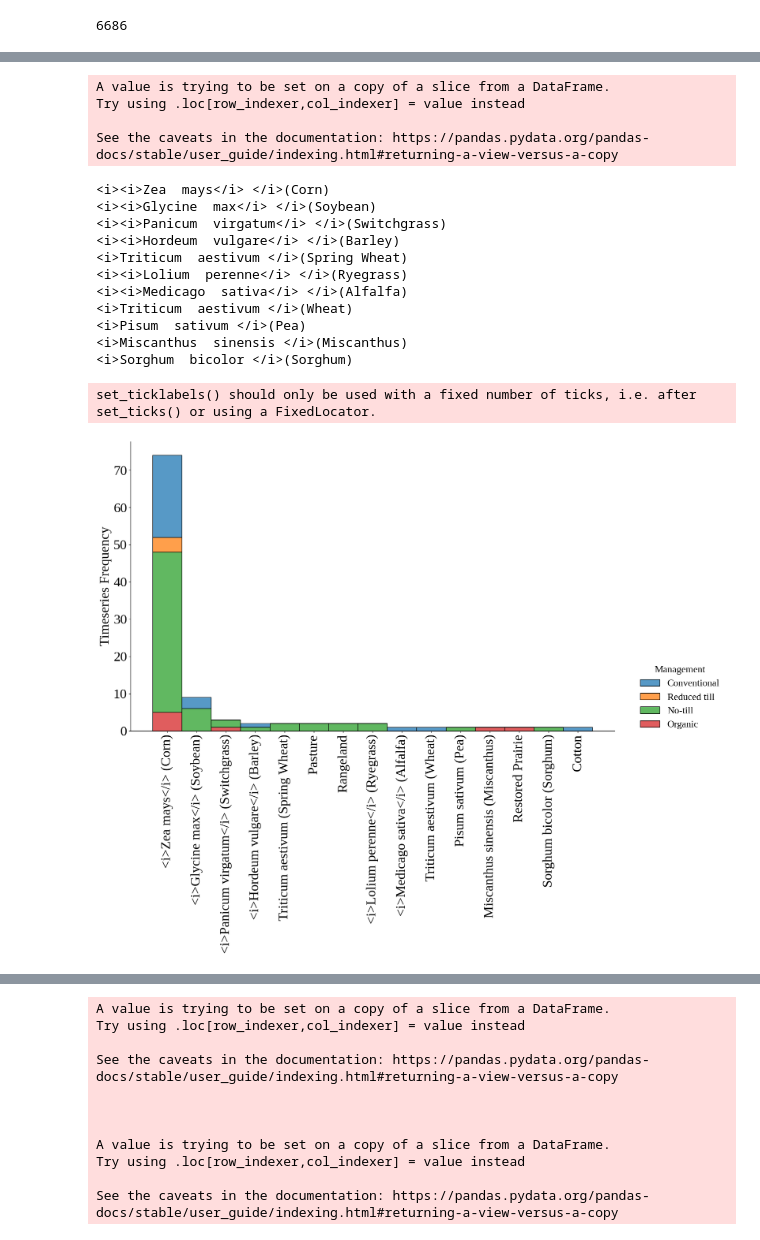
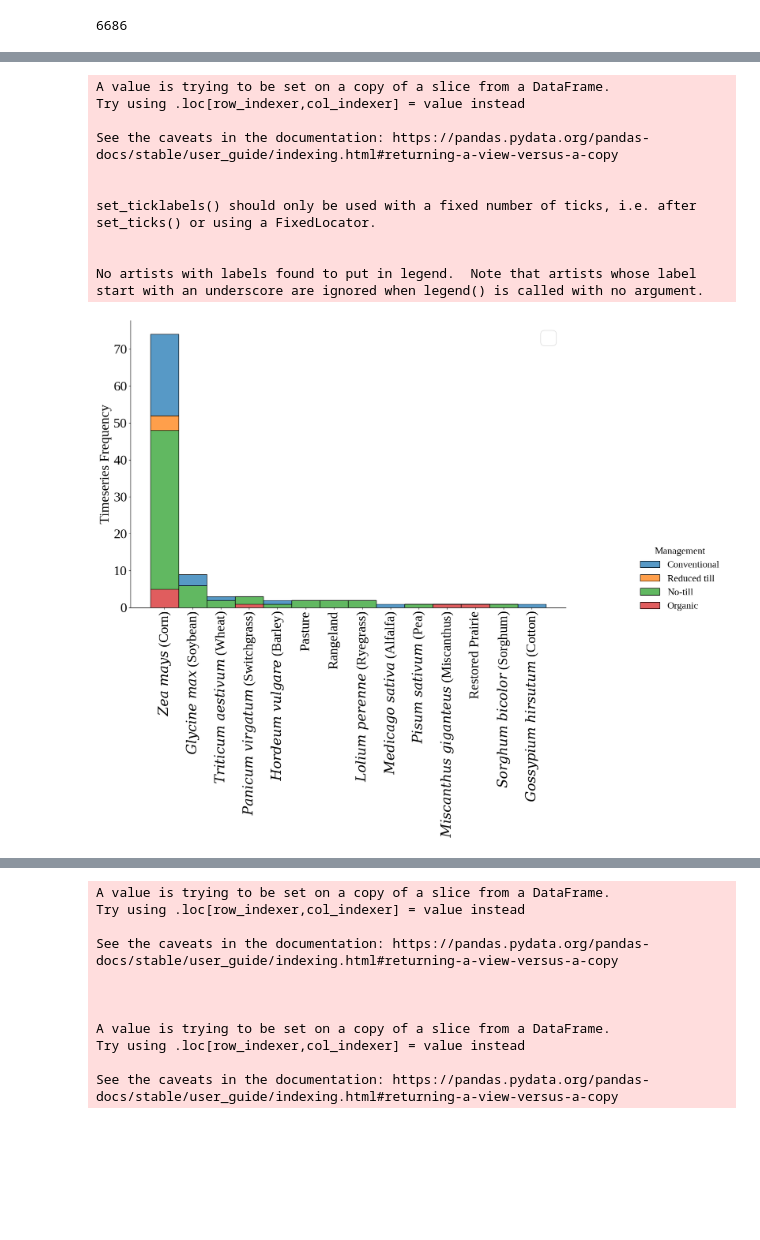
Before and after one commit to crushendo/Hot-Moment-Analysis, a Jupyter notebook: HM Prediction.ipynb, the cells around one changed output, grey strips where cells are left out. Drawn from its saved outputs; the diff is of its cells as text; code cells hidden in the pictures; blank space fills up the shorter version.

```diff
--- a/HM Prediction.ipynb
+++ b/HM Prediction.ipynb
@@ -842,7 +843,7 @@ plt.xlim(0, 1501)
 # Set x ticks
 plt.xticks(np.arange(0, 1401, 200))
 # Set font size to 20
-plt.rc('font', size=58)
+plt.rc('font', size=20)
 # Save seaborn plot as svg
 plt.savefig('N2OFlux_hist.svg', dpi=600, bbox_inches='tight')
 plt.show()
@@ -859,23 +860,34 @@ invalid escape sequence '\m'
 # Set figure size
 # Create a stacked bar graph of the number of treatment IDs with X as PrimaryCrop and hue as Management
 bardata = alldata.drop_duplicates(subset='TreatmentID')
+plt.rcParams['mathtext.fontset'] = 'dejavuserif'  # or 'stix', 'cm'
 
-bardata.loc[bardata['PrimaryCrop'].str.contains('Corn'), 'PrimaryCrop'] = '<i>Zea mays</i> (Corn)'
+# Set scientific names to italic and common names in parentheses, non italicized
+bardata.loc[bardata['PrimaryCrop'].str.contains('Corn'), 'PrimaryCrop'] = r'$\mathit{Zea\ mays}$ (Corn)'
 
-bardata.loc[bardata['PrimaryCrop'].str.contains('Soy'), 'PrimaryCrop'] = '<i>Glycine max</i> (Soybean)'
+bardata.loc[bardata['PrimaryCrop'].str.contains('Soy'), 'PrimaryCrop'] = r'$\mathit{Glycine\ max}$ (Soybean)'
 
-bardata.loc[bardata['PrimaryCrop'].str.contains('Barley'), 'PrimaryCrop'] = '<i>Hordeum vulgare</i> (Barley)'
+bardata.loc[bardata['PrimaryCrop'].str.contains('Barley'), 'PrimaryCrop'] = r'$\mathit{Hordeum\ vulgare}$ (Barley)'
 
-bardata.loc[bardata['PrimaryCrop'].str.contains('Alfalfa'), 'PrimaryCrop'] = '<i>Medicago sativa</i> (Alfalfa)'
+bardata.loc[bardata['PrimaryCrop'].str.contains('Alfalfa'), 'PrimaryCrop'] = r'$\mathit{Medicago\ sativa}$ (Alfalfa)'
 
-bardata.loc[bardata['PrimaryCrop'].str.contains('Switchgrass'), 'PrimaryCrop'] = '<i>Panicum virgatum</i> (Switchgrass)'
+bardata.loc[bardata['PrimaryCrop'].str.contains('Switchgrass'), 'PrimaryCrop'] = r'$\mathit{Panicum\ virgatum}$ (Switchgrass)'
 
-bardata.loc[bardata['PrimaryCrop'].str.contains('Rye'), 'PrimaryCrop'] = '<i>Lolium perenne</i> (Ryegrass)'
+bardata.loc[bardata['PrimaryCrop'].str.contains('Rye'), 'PrimaryCrop'] = r'$\mathit{Lolium\ perenne}$ (Ryegrass)'
 
+bardata.loc[bardata['PrimaryCrop'].str.contains('Sorghum'), 'PrimaryCrop'] = r'$\mathit{Sorghum\ bicolor}$ (Sorghum)'
+
+bardata.loc[bardata['PrimaryCrop'].str.contains('Wheat'), 'PrimaryCrop'] = r'$\mathit{Triticum\ aestivum}$ (Wheat)'
+
+bardata.loc[bardata['PrimaryCrop'].str.contains('Pisum'), 'PrimaryCrop'] = r'$\mathit{Pisum\ sativum}$ (Pea)'
+
+bardata.loc[bardata['PrimaryCrop'].str.contains('Miscanthus'), 'PrimaryCrop'] = r'$\mathit{Miscanthus\ giganteus}$ (Miscanthus)'
+
+bardata.loc[bardata['PrimaryCrop'].str.contains('Cotton'), 'PrimaryCrop'] = r'$\mathit{Gossypium\ hirsutum}$ (Cotton)'
 vc = bardata['PrimaryCrop'].value_counts().index
 print((vc))
+
 bardata['PrimaryCrop'] = pd.Categorical(bardata['PrimaryCrop'], categories=vc, ordered=True)
-
 
 plt.rc('font', size=28)
 # Set font to times new roman
@@ -888,28 +900,11 @@ plt.xlabel('')
 # Set y axis label
 plt.ylabel('Timeseries Frequency')
 
-
-# Alter the x axis labels to italicize text up until the first parenthesis
-plt.rcParams['text.usetex'] = False
-italic_start = '<i>'
-italic_end = '</i>'
-for label in plt.gca().get_xticklabels():
-    # If there is a parenthesis in the label, italicize the text up until the parenthesis
-    if '(' in label.get_text():
-        # Get the position of the first parenthesis
-        pos = label.get_text().find('(')
-        # Get the potition of the first  space
-        space_pos = label.get_text().find(' ')
-        # Add italic to the text up until the parenthesis
-        label.set_text(italic_start + label.get_text()[:space_pos] + " " + label.get_text()[space_pos:pos] + italic_end + label.get_text()[pos:])
-        # Print the label text
-        print(label.get_text())
-
-    else:
-        label.set_fontstyle('normal')
-
 # Update the x axis labels
 plt.gca().set_xticklabels(plt.gca().get_xticklabels())
+
+# Set the legend font size
+plt.legend(fontsize=40)
 
 # Save seaborn plot as svg
 plt.savefig('crop_mgmt_bar.svg', dpi=600, bbox_inches='tight')
@@ -925,21 +923,15 @@ Index(['<i>Zea mays</i> (Corn)', '<i>Glycine max</i> (Soybean)',
       dtype='object', name='PrimaryCrop')
 A value is trying to be set on a copy of a slice from a DataFrame.
 Try using .loc[row_indexer,col_indexer] = value instead
 
 See the caveats in the documentation: https://pandas.pydata.org/pandas-docs/stable/user_guide/indexing.html#returning-a-view-versus-a-copy
+
+
+set_ticklabels() should only be used with a fixed number of ticks, i.e. after set_ticks() or using a FixedLocator.
+
+
+No artists with labels found to put in legend.  Note that artists whose label start with an underscore are ignored when legend() is called with no argument.
-<i><i>Zea  mays</i> </i>(Corn)
-<i><i>Glycine  max</i> </i>(Soybean)
-<i><i>Panicum  virgatum</i> </i>(Switchgrass)
-<i><i>Hordeum  vulgare</i> </i>(Barley)
-<i>Triticum  aestivum </i>(Spring Wheat)
-<i><i>Lolium  perenne</i> </i>(Ryegrass)
-<i><i>Medicago  sativa</i> </i>(Alfalfa)
-<i>Triticum  aestivum </i>(Wheat)
-<i>Pisum  sativum </i>(Pea)
-<i>Miscanthus  sinensis </i>(Miscanthus)
-<i>Sorghum  bicolor </i>(Sorghum)
-set_ticklabels() should only be used with a fixed number of ticks, i.e. after set_ticks() or using a FixedLocator.
-[figure, old version]
+[figure, new version]
 # %%
 # create a joint plot of a heatmap of VWC and SoilT with histograms of each using seaborn
 # Multiply all values in VWC column by 100
```
Also changed, not shown: parts of 24 cells of this notebook.
